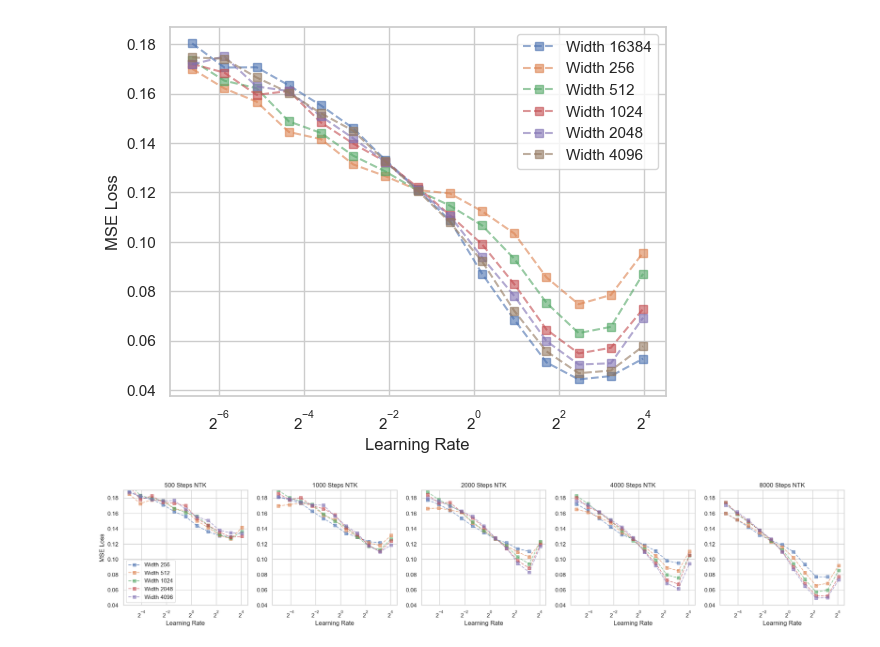
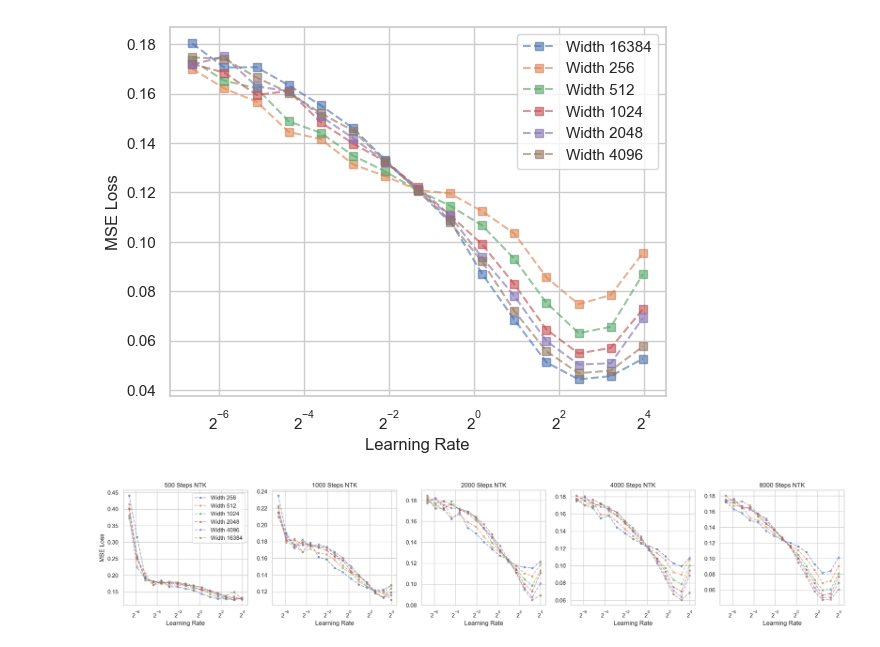
Before and after one commit to Petyrrrrr/MuP_games, a Jupyter notebook: two_hidden_layer.ipynb, the cells around one changed output. Cells and saved outputs as stored; diff of their text form; code cells hidden in the pictures.

```diff
--- a/two_hidden_layer.ipynb
+++ b/two_hidden_layer.ipynb
@@ -41,10 +41,12 @@ def train_mup(d_in, widths, B, T, lrs, sample_batch_fn, device="cuda", verbose=F
                 train_losses[width][lr].append(loss.item())
     return train_losses
 
-def train_ntk(d_in, widths, B, T, lrs, sample_batch_fn, device="cuda"):
+def train_ntk(d_in, widths, B, T, lrs, sample_batch_fn, device="cuda", verbose=False):
     train_losses = {w: {lr:[] for lr in lrs} for w in widths}
     loss_fn = nn.MSELoss()
     for width in widths:
+        if verbose:
+            print(f"Training width {width}")
         for lr in lrs:
             model = MLP2Hidden(d_in, width, 1).to(device)
             model.init_weights_ntk()
@@ -144,19 +123,8 @@ pickle.dump(train_losses_ntk, open('train_losses_ntk.pkl', 'wb'))
-# %%
-#NTK
-steps = [500, 1000, 2000, 4000, 8000]
-fig, axes = plt.subplots(1, len(steps), figsize=(5*len(steps), 4))
-
-for i in range(len(steps)):
-    ax = axes[i]
-    for idx, width in enumerate(widths):
-        t_losses = [np.mean(train_losses_ntk[width][lr][steps[i]-100 : steps[i]+100]) for lr in lrs]
-        ax.plot(lrs, t_losses, marker='s', alpha=0.6, linestyle='--', label=f'Width {width}')
-    ax.set_title(f'{steps[i]} Steps NTK')
-    ax.set_xlabel('Learning Rate')
-    ax.set_xscale('log', base=2)
-    ax.set_ylim(0.04, 0.19)
-    if i == 0:
-        ax.legend()
-        ax.set_ylabel('MSE Loss')
-# %% [output]
-[figure, removed]
+# %%
+#NTK
+steps = [500, 1000, 2000, 4000, 8000]
+widths = [256, 512, 1024, 2048, 4096, 16384, ]
+lrs = np.logspace(-2.0, 1.2, 15)
+plot_stuff(steps, lrs, train_losses_ntk, widths)
+# %% [output]
+[figure, added]
```
Also changed, not shown: parts of 9 cells of this notebook, 5 other files.
